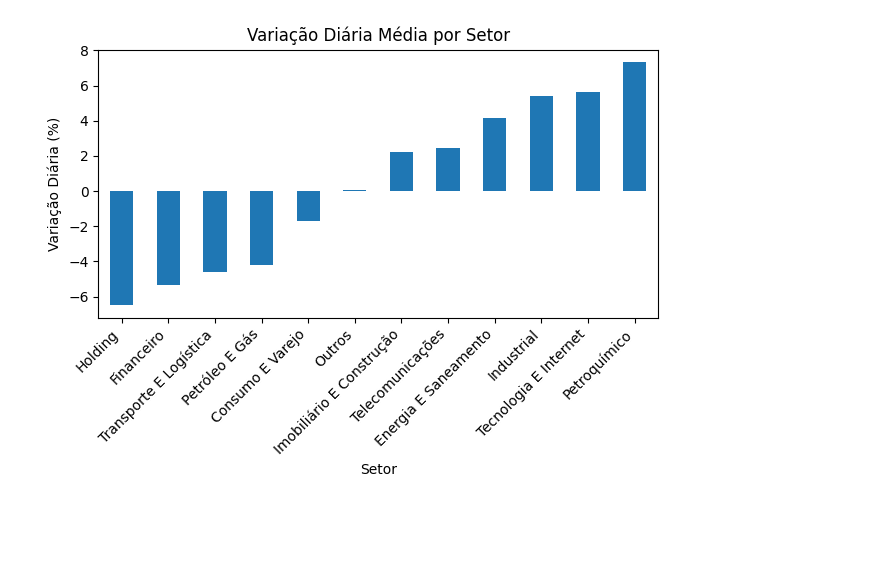
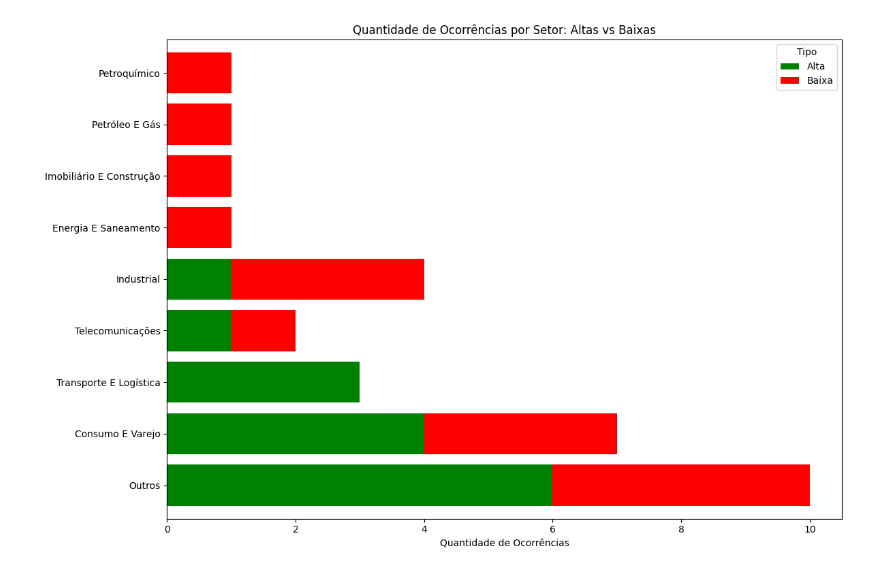
Before and after one commit to pedrohdosanjos/b3-scraper-analysis, a Jupyter notebook: analysis.ipynb, the cells around one changed output. Drawn from its saved outputs; the diff is of its cells as text; code cells hidden in the pictures; blank space fills up the shorter version.

Commit message:
análise dos dados e ocorrencias

```diff
--- a/analysis.ipynb
+++ b/analysis.ipynb
@@ -19,5 +19,4 @@ df = pd.concat(dfs, ignore_index=True)
 df["Preco"]   = pd.to_numeric(df["Preco"],   errors="coerce")
 df["Var_dia"] = pd.to_numeric(df["Var_dia"], errors="coerce")
 df["Var_12m"] = pd.to_numeric(df["Var_12m"], errors="coerce")
-
-df.head()
+df["Tipo"] = df["Var_dia"].apply(lambda x: "Alta" if x > 0 else "Baixa")
@@ -31,11 +72,14 @@ df.head()
 # %%
-sector_avg = df.groupby("Setor")["Var_dia"].mean().sort_values()
-sector_avg.plot(kind="bar")
-plt.title("Variação Diária Média por Setor")
-plt.xlabel("Setor")
-plt.ylabel("Variação Diária (%)")
-plt.xticks(rotation=45, ha="right")
+# number of occurrences by sector
+contagem = df.groupby(["Setor", "Tipo"]).size().unstack(fill_value=0)
+contagem = contagem.sort_values(by="Alta", ascending=False)
+
+ax = contagem.plot.barh(stacked=True, color=["green", "red"], figsize=(12,8), width=0.8)
+ax.set_title("Quantidade de Ocorrências por Setor: Altas vs Baixas")
+ax.set_xlabel("Quantidade de Ocorrências")
+ax.set_ylabel("")
 plt.tight_layout()
+plt.savefig("data/grafico_ocorrencias.png", dpi=300)
 plt.show()
 # %% [output]
-[figure, old version]
+[figure, new version]
```
Also changed, not shown: parts of 2 cells of this notebook, 1 other file.
